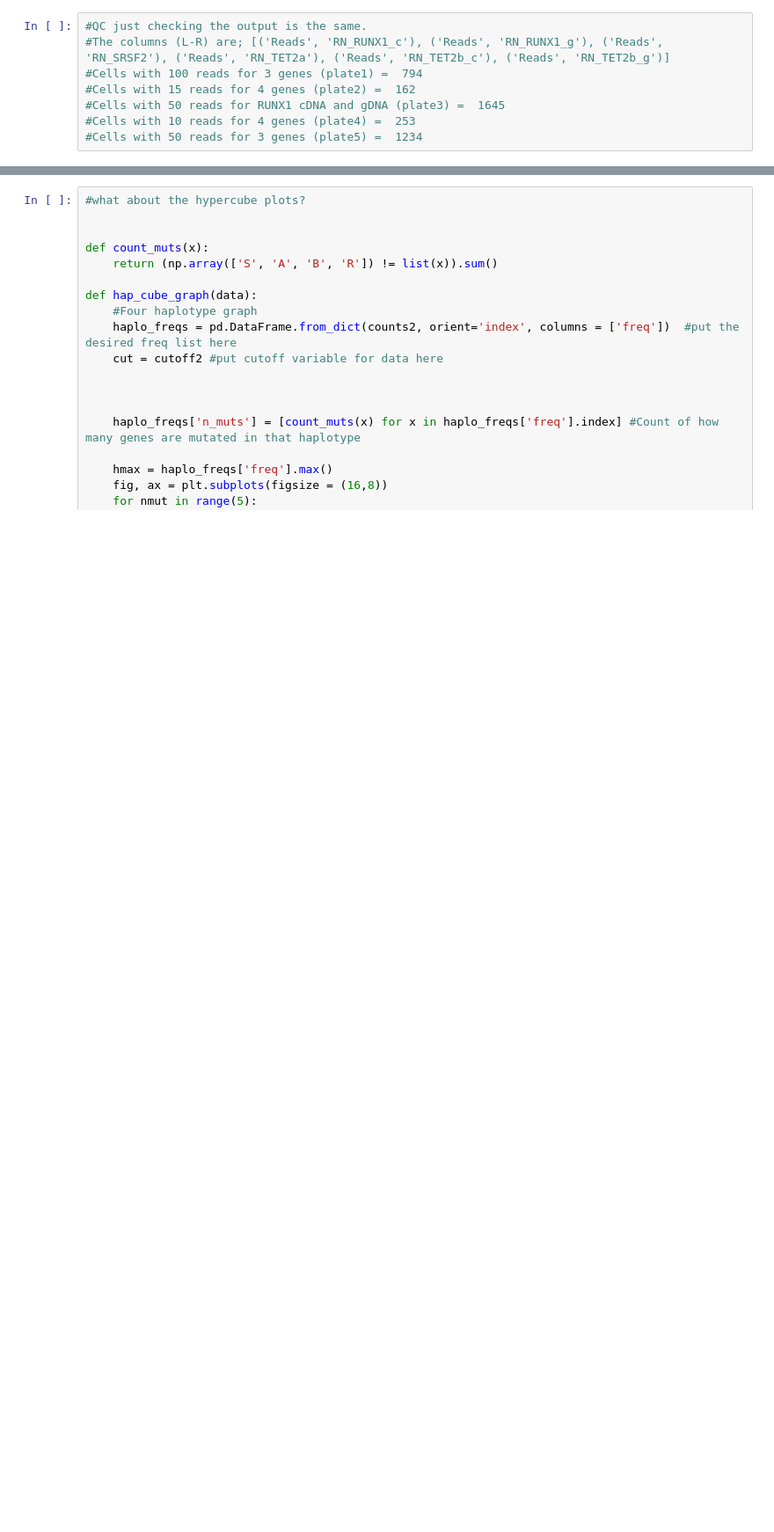
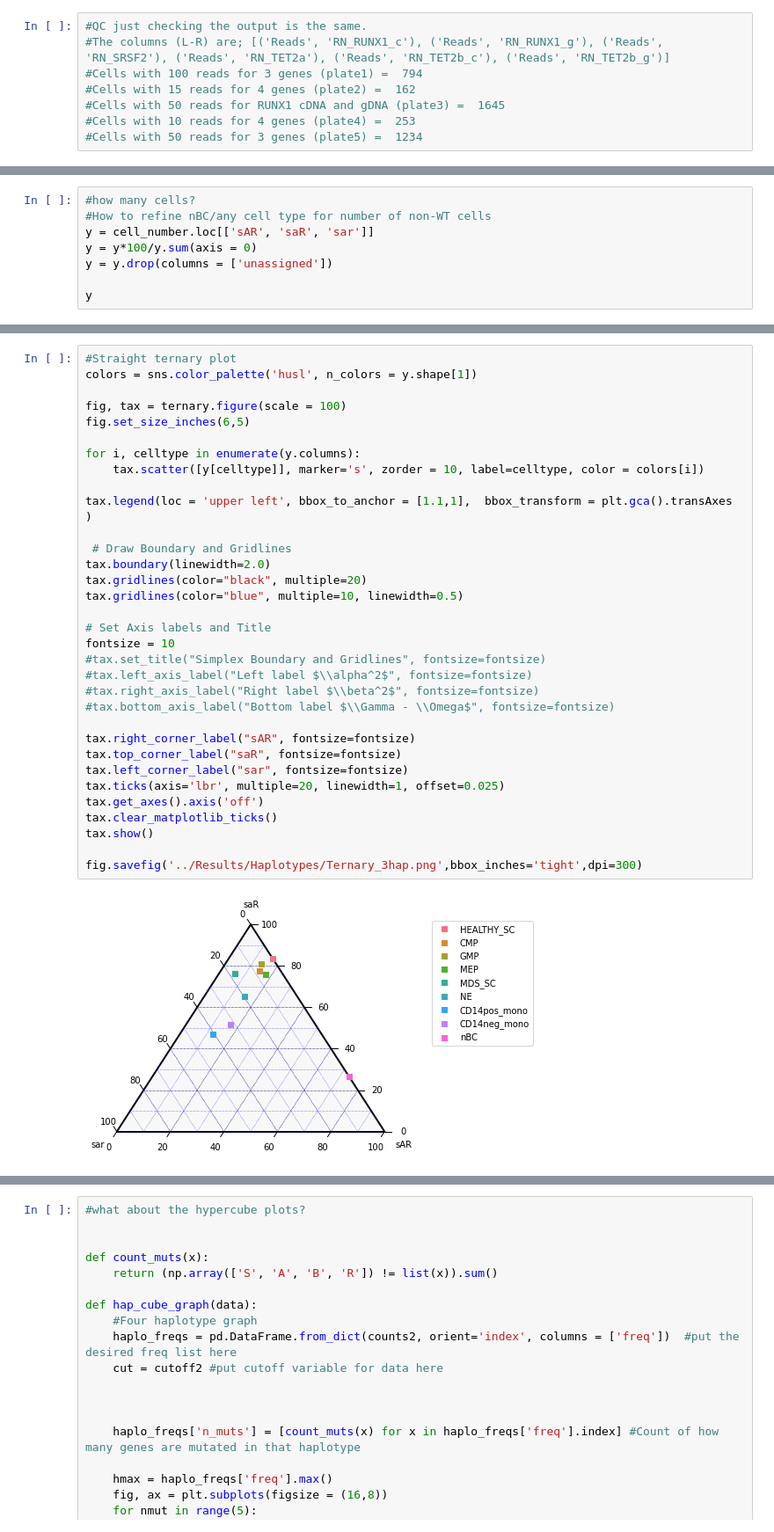
Before and after one commit to AnnatinaSchnegg/AS_amplicons, a Jupyter notebook: Code/Index_Haps-Streamline_combined_index_haps.ipynb, the cells around one changed output, grey strips where cells are left out. Shown: that part at 88% size. Saved outputs shown, nothing was run; the diff lists cells and outputs as text; blank space fills up the shorter version.

```diff
--- a/Code/Index_Haps-Streamline_combined_index_haps.ipynb
+++ b/Code/Index_Haps-Streamline_combined_index_haps.ipynb
@@ -472,0 +495,8 @@ Cells with 50 reads for 3 genes =  1234
+# %%
+#how many cells?
+#How to refine nBC/any cell type for number of non-WT cells
+y = cell_number.loc[['sAR', 'saR', 'sar']]
+y = y*100/y.sum(axis = 0)
+y = y.drop(columns = ['unassigned'])
+
+y
@@ -472,0 +527,35 @@ Cells with 50 reads for 3 genes =  1234
+# %%
+#Straight ternary plot
+colors = sns.color_palette('husl', n_colors = y.shape[1])
+
+fig, tax = ternary.figure(scale = 100)
+fig.set_size_inches(6,5)
+
+for i, celltype in enumerate(y.columns):
+    tax.scatter([y[celltype]], marker='s', zorder = 10, label=celltype, color = colors[i])
+
+tax.legend(loc = 'upper left', bbox_to_anchor = [1.1,1],  bbox_transform = plt.gca().transAxes )
+
+ # Draw Boundary and Gridlines
+tax.boundary(linewidth=2.0)
+tax.gridlines(color="black", multiple=20)
+tax.gridlines(color="blue", multiple=10, linewidth=0.5)
+
+# Set Axis labels and Title
+fontsize = 10
+#tax.set_title("Simplex Boundary and Gridlines", fontsize=fontsize)
+#tax.left_axis_label("Left label $\\alpha^2$", fontsize=fontsize)
+#tax.right_axis_label("Right label $\\beta^2$", fontsize=fontsize)
+#tax.bottom_axis_label("Bottom label $\\Gamma - \\Omega$", fontsize=fontsize)
+
+tax.right_corner_label("sAR", fontsize=fontsize)
+tax.top_corner_label("saR", fontsize=fontsize)
+tax.left_corner_label("sar", fontsize=fontsize)
+tax.ticks(axis='lbr', multiple=20, linewidth=1, offset=0.025)
+tax.get_axes().axis('off')
+tax.clear_matplotlib_ticks()
+tax.show()
+
+fig.savefig('../Results/Haplotypes/Ternary_3hap.png',bbox_inches='tight',dpi=300)
+# %% [output]
+[figure, added]
```
Also changed, not shown: parts of 9 cells of this notebook, 2 other files.
